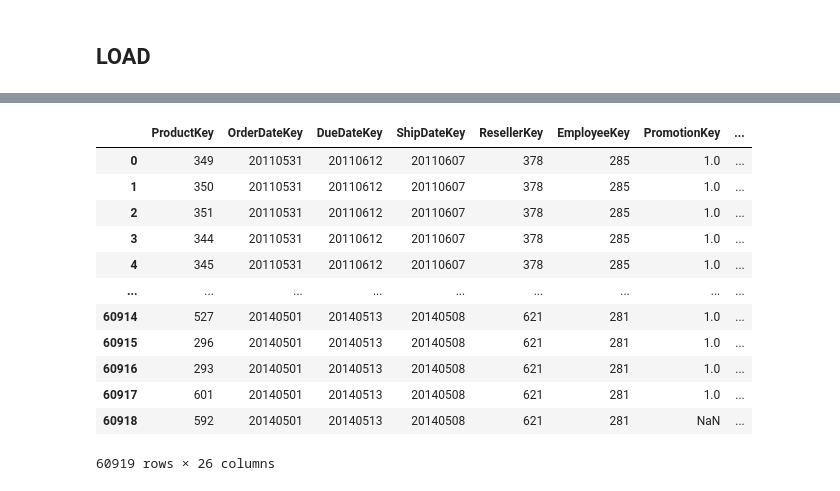
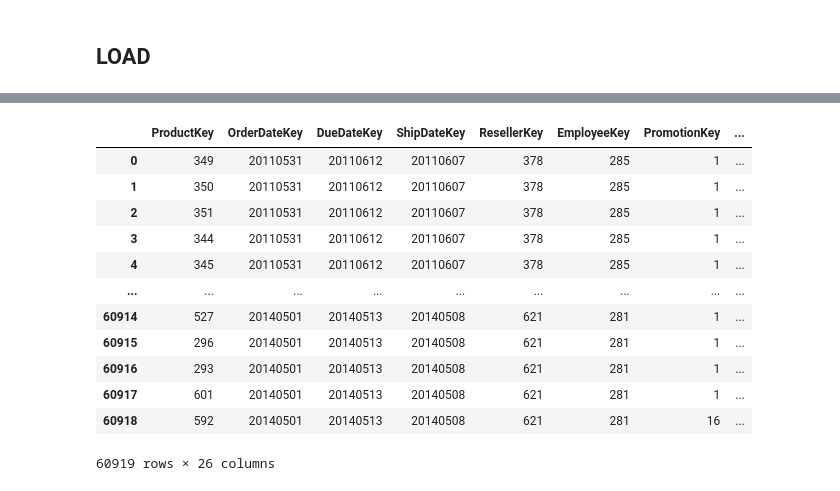
Before and after one commit to paulrojasg/data_science_part_4, a Jupyter notebook: FactResellerSales.ipynb, the cells around one changed output, grey strips where cells are left out. Cells and saved outputs as stored; diff of their text form; code cells hidden in the pictures.

```diff
--- a/FactResellerSales.ipynb
+++ b/FactResellerSales.ipynb
@@ -449,18 +449,18 @@ result.to_sql('FactResellerSales', db_etl, if_exists='replace', index=False)
 # %%
-fact_reseller_sales = pd.read_sql_query("SELECT * FROM FactResellerSales", db_etl)
+fact_reseller_sales = pd.read_sql_query('SELECT * FROM "FactResellerSales"', db_etl)
 # Drop duplicates based on SalesOrderNumber and ProductKey
 fact_reseller_sales
 # %% [output]
 |  | ProductKey | OrderDateKey | DueDateKey | ShipDateKey | ResellerKey | EmployeeKey | PromotionKey | ... |
-| 0 | 349 | 20110531 | 20110612 | 20110607 | 378 | 285 | 1.0 | ... |
-| 1 | 350 | 20110531 | 20110612 | 20110607 | 378 | 285 | 1.0 | ... |
-| 2 | 351 | 20110531 | 20110612 | 20110607 | 378 | 285 | 1.0 | ... |
-| 3 | 344 | 20110531 | 20110612 | 20110607 | 378 | 285 | 1.0 | ... |
-| 4 | 345 | 20110531 | 20110612 | 20110607 | 378 | 285 | 1.0 | ... |
+| 0 | 349 | 20110531 | 20110612 | 20110607 | 378 | 285 | 1 | ... |
+| 1 | 350 | 20110531 | 20110612 | 20110607 | 378 | 285 | 1 | ... |
+| 2 | 351 | 20110531 | 20110612 | 20110607 | 378 | 285 | 1 | ... |
+| 3 | 344 | 20110531 | 20110612 | 20110607 | 378 | 285 | 1 | ... |
+| 4 | 345 | 20110531 | 20110612 | 20110607 | 378 | 285 | 1 | ... |
 | ... | ... | ... | ... | ... | ... | ... | ... | ... |
-| 60914 | 527 | 20140501 | 20140513 | 20140508 | 621 | 281 | 1.0 | ... |
-| 60915 | 296 | 20140501 | 20140513 | 20140508 | 621 | 281 | 1.0 | ... |
-| 60916 | 293 | 20140501 | 20140513 | 20140508 | 621 | 281 | 1.0 | ... |
-| 60917 | 601 | 20140501 | 20140513 | 20140508 | 621 | 281 | 1.0 | ... |
-| 60918 | 592 | 20140501 | 20140513 | 20140508 | 621 | 281 | NaN | ... |
+| 60914 | 527 | 20140501 | 20140513 | 20140508 | 621 | 281 | 1 | ... |
+| 60915 | 296 | 20140501 | 20140513 | 20140508 | 621 | 281 | 1 | ... |
+| 60916 | 293 | 20140501 | 20140513 | 20140508 | 621 | 281 | 1 | ... |
+| 60917 | 601 | 20140501 | 20140513 | 20140508 | 621 | 281 | 1 | ... |
+| 60918 | 592 | 20140501 | 20140513 | 20140508 | 621 | 281 | 16 | ... |
 60919 rows × 26 columns
```
Also changed, not shown: parts of 5 cells of this notebook, 1 other file.
